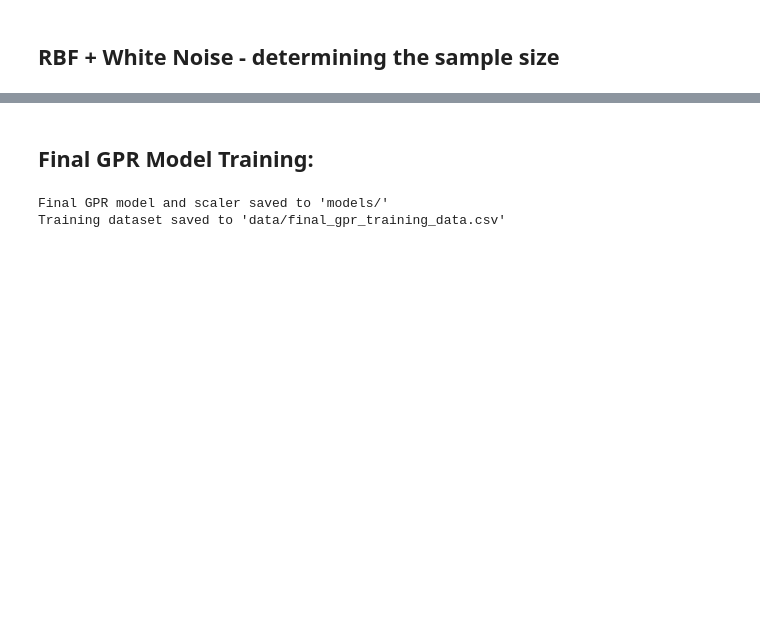
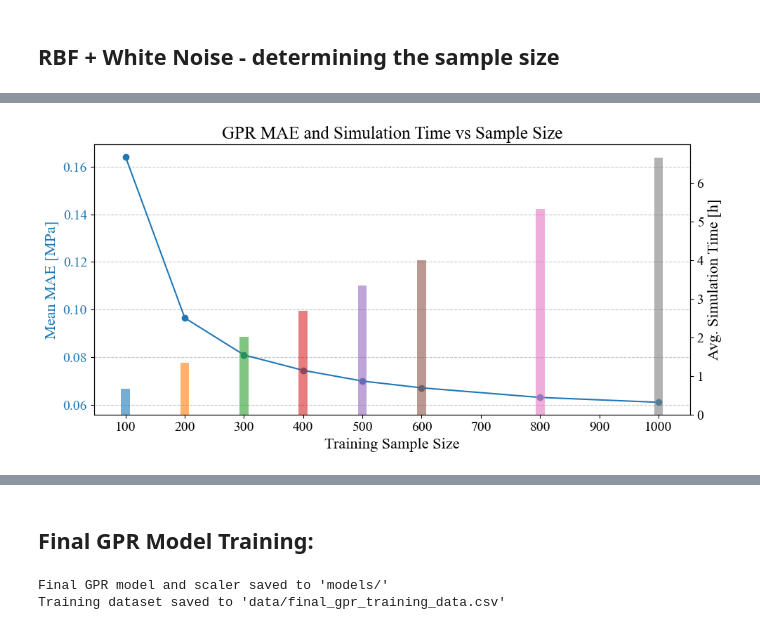
Before and after one commit to hug0kopter/MECH0107, a Jupyter notebook: CW2/Post Processing/CW_2.ipynb, the cells around one changed output, grey strips where cells are left out. Saved outputs shown, nothing was run; the diff lists cells and outputs as text; code cells hidden in the pictures; blank space fills up the shorter version.

```diff
--- a/CW2/Post Processing/CW_2.ipynb
+++ b/CW2/Post Processing/CW_2.ipynb
@@ -506,3 +302,0 @@ def evaluate_sample_efficiency(df, sample_sizes, repeats=5):
-# %%
-sample_sizes = [50, 100, 200, 400, 500, 600, 700, 800, 1000]
-results = evaluate_sample_efficiency(df, sample_sizes, repeats=20)
@@ -508,0 +363,2 @@ results = evaluate_sample_efficiency(df, sample_sizes, repeats=20)
+# %%
+results = evaluate_sample_efficiency(df, sample_sizes=[100, 200, 300, 400, 500, 600, 800, 1000])
@@ -509,3 +471,32 @@ results = evaluate_sample_efficiency(df, sample_sizes, repeats=20)
+# %%
+# Extract
+sample_sizes = results["sample_sizes"]
+maes = results["mae"]
+sim_times = results["avg_sim_time"]
+
+# Plot
+cmap = plt.colormaps['tab10']  # Try 'Set3', 'Paired', 'tab10', 'viridis', etc.
+colors = [cmap(i) for i in range(len(sample_sizes))]
+
+fig, ax1 = plt.subplots(figsize=(10, 5))
+ax1.plot(sample_sizes, maes, marker='o', color='tab:blue', label='Mean MAE')
+ax1.set_xlabel("Training Sample Size", fontsize = labelsize)
+ax1.set_ylabel("Mean MAE [MPa]", color='tab:blue', fontsize = labelsize)
+ax1.tick_params(axis='y', labelcolor='tab:blue')
+ax1.set_xticks(np.arange(0, max(sample_sizes)+1, 100))
+plt.grid(axis='y', linestyle='--', alpha=0.7)
+
+ax2 = ax1.twinx()
+ax2.bar(sample_sizes, sim_times, width=15, color=colors, alpha=0.6, label='Avg. Sim Time')
+ax2.set_ylabel("Avg. Simulation Time [h]", color='black', fontsize = labelsize)
+ax2.tick_params(axis='y')
+
+plt.title("GPR MAE and Simulation Time vs Sample Size", fontsize=titlesize)
+fig.tight_layout()
+plt.savefig("figures/gpr_efficiency_combined.png", dpi=300)
+plt.show()
+# %% [output]
+[figure, added]
 # %%
 print("\n GPR Model Evaluation Summary")
 print("────────────────────────────────────────────")
```
Also changed, not shown: parts of 20 cells of this notebook, 15 other files.
